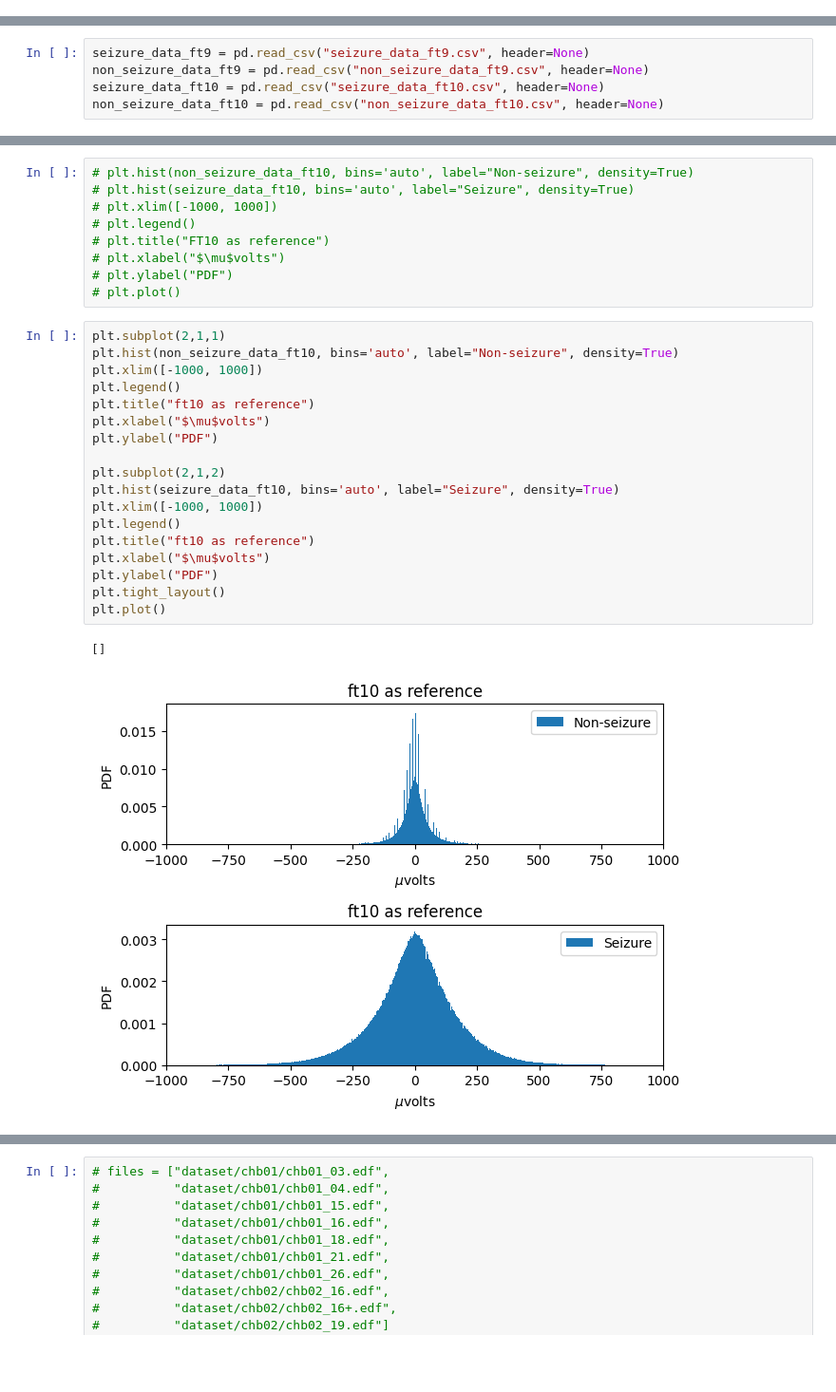
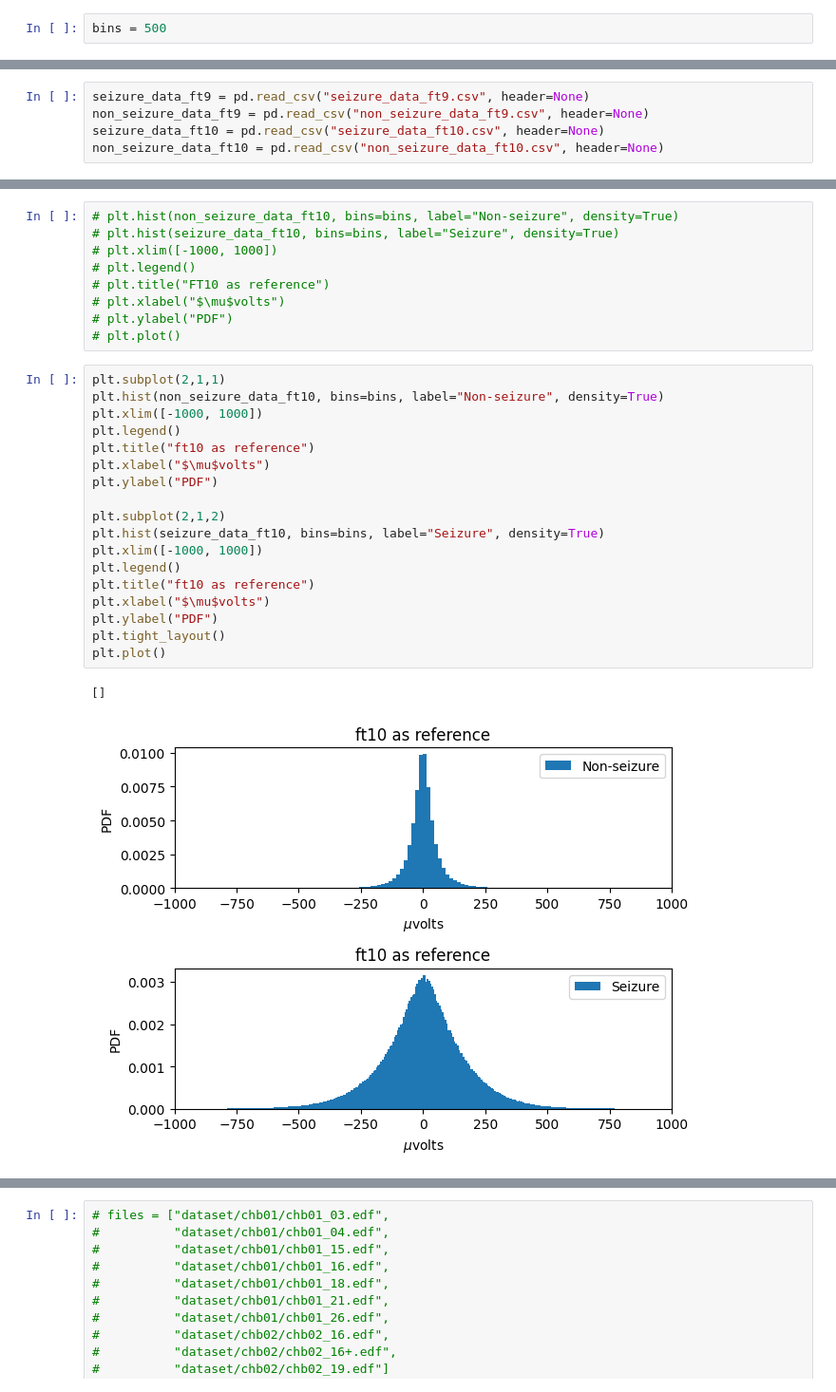
Before and after one commit to imraunav/Estimation-and-Detection, a Jupyter notebook: data_processing.ipynb, the cells around one changed output, grey strips where cells are left out. Shown at 95% size. Drawn from its saved outputs; the diff is of its cells as text; blank space fills up the shorter version.

```diff
--- a/data_processing.ipynb
+++ b/data_processing.ipynb
@@ -4,6 +4,8 @@ import mne
 from matplotlib import pyplot as plt
 import pandas as pd
 from helpers import map_ft9, map_ft10, map_avg
+# %%
+bins = 500
 # %%
 # filename = "dataset/chb01/chb01_03.edf"
 # raw_data = mne.io.read_raw_edf(filename, preload=True)
@@ -145,6 +149,6 @@ plt.plot()
 # %%
-# plt.hist(non_seizure_data_ft10, bins='auto', label="Non-seizure", density=True)
-# plt.hist(seizure_data_ft10, bins='auto', label="Seizure", density=True)
+# plt.hist(non_seizure_data_ft10, bins=bins, label="Non-seizure", density=True)
+# plt.hist(seizure_data_ft10, bins=bins, label="Seizure", density=True)
 # plt.xlim([-1000, 1000])
 # plt.legend()
 # plt.title("FT10 as reference")
@@ -153,22 +157,22 @@ plt.plot()
 # plt.plot()
 # %%
 plt.subplot(2,1,1)
-plt.hist(non_seizure_data_ft10, bins='auto', label="Non-seizure", density=True)
+plt.hist(non_seizure_data_ft10, bins=bins, label="Non-seizure", density=True)
 plt.xlim([-1000, 1000])
 plt.legend()
 plt.title("ft10 as reference")
 plt.xlabel("$\mu$volts")
 plt.ylabel("PDF")
 
 plt.subplot(2,1,2)
-plt.hist(seizure_data_ft10, bins='auto', label="Seizure", density=True)
+plt.hist(seizure_data_ft10, bins=bins, label="Seizure", density=True)
 plt.xlim([-1000, 1000])
 plt.legend()
 plt.title("ft10 as reference")
 plt.xlabel("$\mu$volts")
 plt.ylabel("PDF")
 plt.tight_layout()
 plt.plot()
 # %% [output]
 []
-[figure, old version]
+[figure, new version]
```
Also changed, not shown: parts of 9 cells of this notebook.
